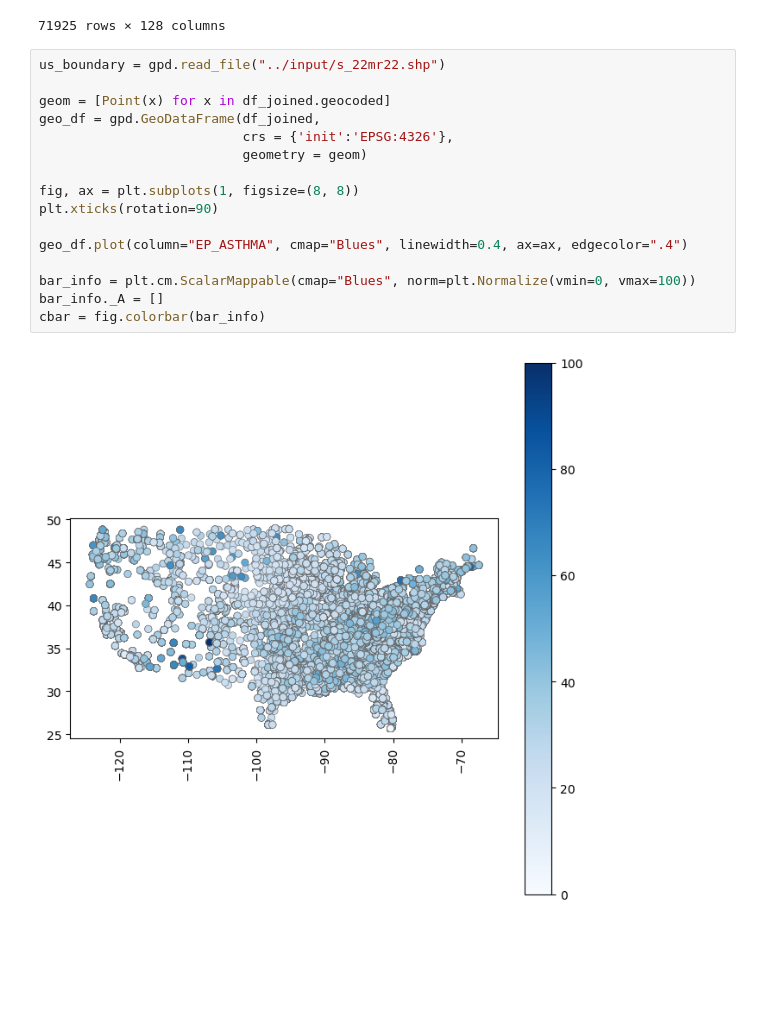
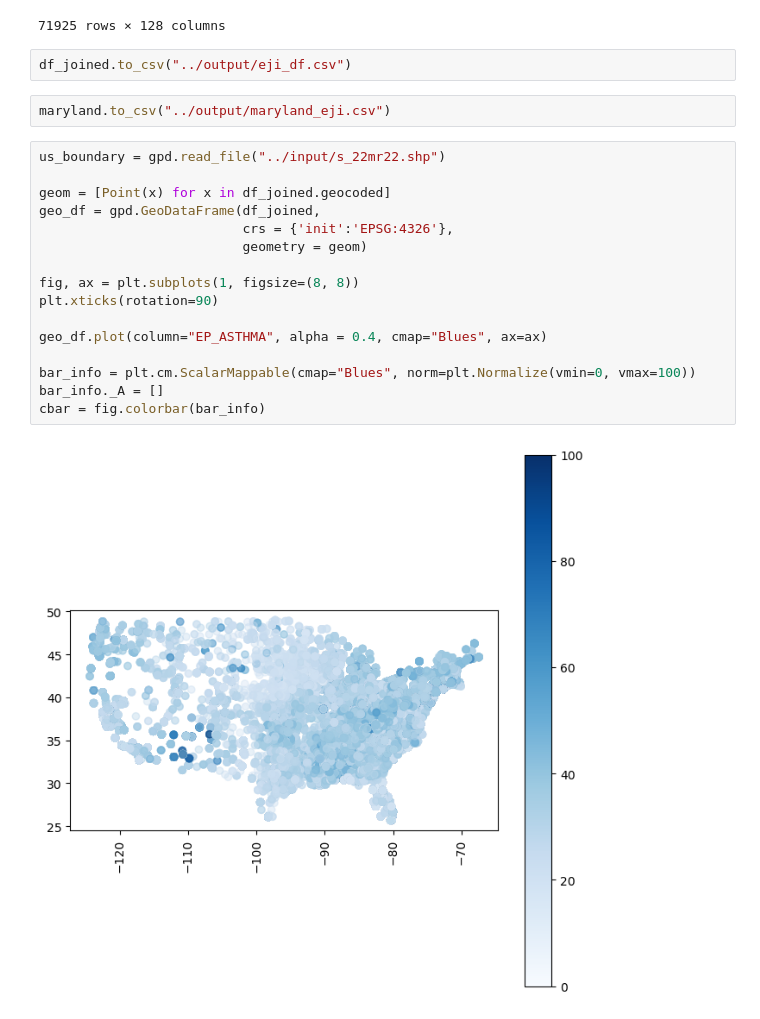
Before and after one commit to skeyas/PPOL564_Group2, a Jupyter notebook: scratch/eji_exploration.ipynb, the cells around one changed output. Drawn from its saved outputs; the diff is of its cells as text; blank space fills up the shorter version.

```diff
--- a/scratch/eji_exploration.ipynb
+++ b/scratch/eji_exploration.ipynb
@@ -83,21 +104,25 @@ df_joined
 | 72901 | 72830 | 56 | 45 | 951100 | 1400000US56045951100 | 56045951100 | 9511.00 | Weston | WY | Wyoming | ... |
 | 72902 | 72831 | 56 | 45 | 951300 | 1400000US56045951300 | 56045951300 | 9513.00 | Weston | WY | Wyoming | ... |
 71925 rows × 128 columns
+# %%
+df_joined.to_csv("../output/eji_df.csv")
+# %%
+maryland.to_csv("../output/maryland_eji.csv")
 # %%
 us_boundary = gpd.read_file("../input/s_22mr22.shp")
 
 geom = [Point(x) for x in df_joined.geocoded]
 geo_df = gpd.GeoDataFrame(df_joined,
                           crs = {'init':'EPSG:4326'},
                           geometry = geom)
 
 fig, ax = plt.subplots(1, figsize=(8, 8))
 plt.xticks(rotation=90)
 
-geo_df.plot(column="EP_ASTHMA", cmap="Blues", linewidth=0.4, ax=ax, edgecolor=".4")
+geo_df.plot(column="EP_ASTHMA", alpha = 0.4, cmap="Blues", ax=ax)
 
 bar_info = plt.cm.ScalarMappable(cmap="Blues", norm=plt.Normalize(vmin=0, vmax=100))
 bar_info._A = []
 cbar = fig.colorbar(bar_info)
 # %% [output]
-[figure, old version]
+[figure, new version]
```
Also changed, not shown: parts of 14 cells of this notebook.
